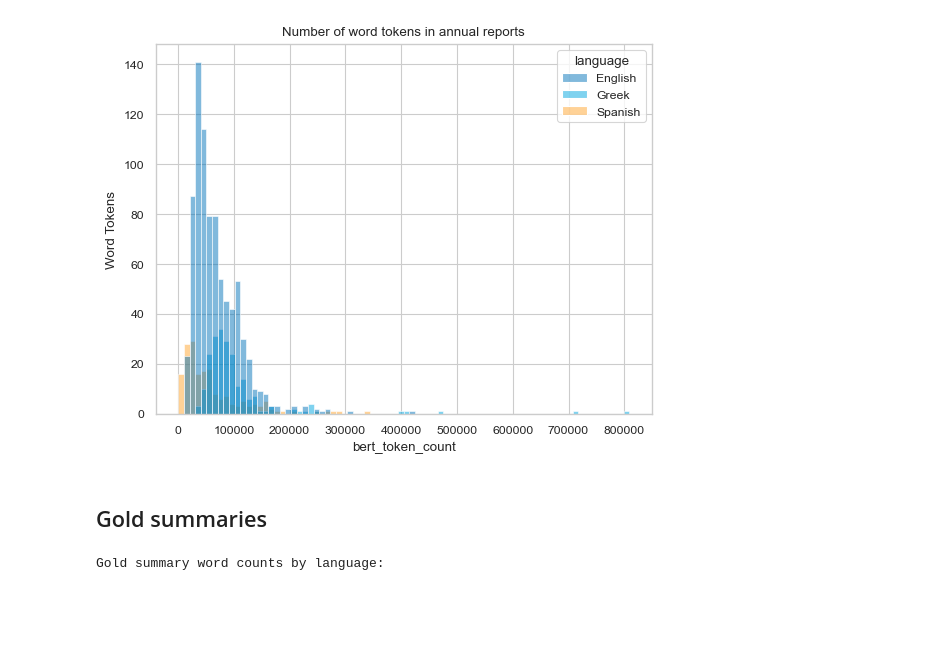
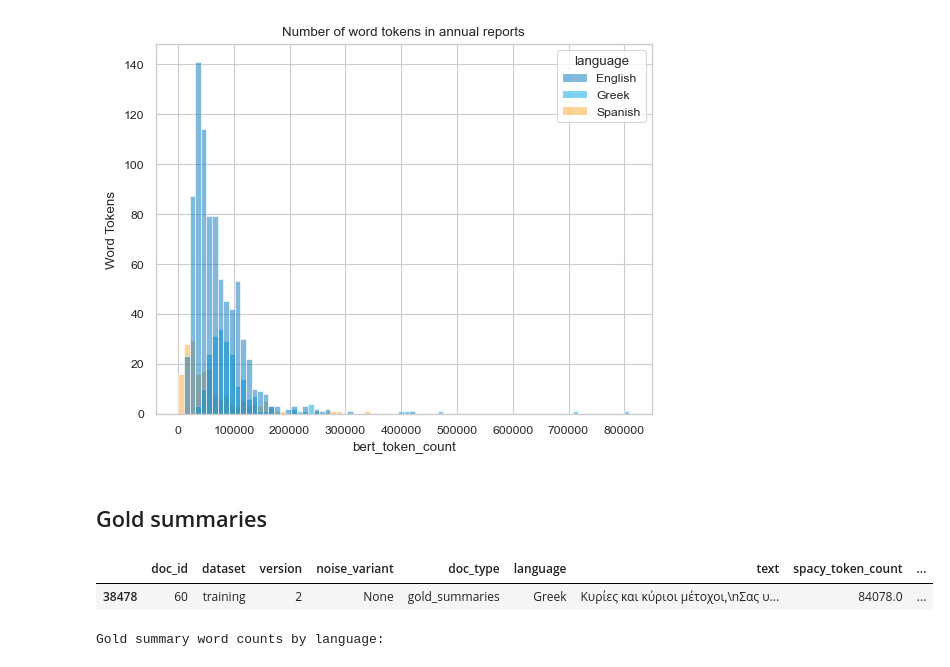
Before and after one commit to stefsyrsiri/financial-summarization-meta-evaluation, a Jupyter notebook: notebooks/eda.ipynb, the cells around one changed output. Saved outputs shown, nothing was run; the diff lists cells and outputs as text; code cells hidden in the pictures; blank space fills up the shorter version.

```diff
--- a/notebooks/eda.ipynb
+++ b/notebooks/eda.ipynb
@@ -90,6 +89,11 @@ Text(0, 0.5, 'Word Tokens')
 [figure]
 # %% [markdown]
 ## Gold summaries
+# %%
+golds.query('spacy_token_count > 80000')
+# %% [output]
+|  | doc_id | dataset | version | noise_variant | doc_type | language | text | spacy_token_count | ... |
+| 38478 | 60 | training | 2 | None | gold_summaries | Greek | Κυρίες και κύριοι μέτοχοι,\nΣας υ... | 84078.0 | ... |
 # %%
 print('Gold summary word counts by language:')
 
```
Also changed, not shown: parts of 8 cells of this notebook.
